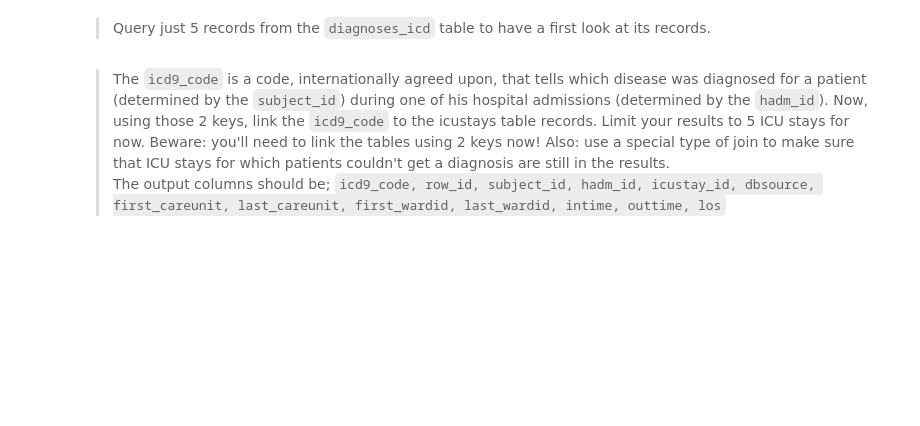
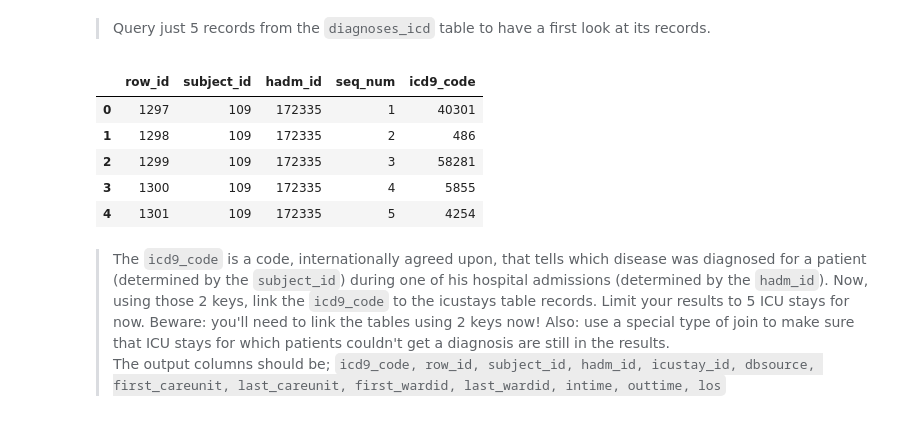
Before and after one commit to cesarz10/Data-Analytics-Healthcare, a Jupyter notebook: Lab_1_SQL.ipynb, the cells around one changed output. Saved outputs shown, nothing was run; the diff lists cells and outputs as text; code cells hidden in the pictures; blank space fills up the shorter version.

```diff
--- a/Lab_1_SQL.ipynb
+++ b/Lab_1_SQL.ipynb
@@ -546,14 +615,21 @@ The maximum patient age should now of course be 300 years. If not, check and imp
 > Query just 5 records from the `diagnoses_icd` table to have a first look at its records.
 # %%
 query = """
-#+++ your answer here +++
+SELECT * FROM mimiciii.diagnoses_icd
 LIMIT 5;
 """
 # YOUR CODE HERE
-raise NotImplementedError()
+# raise NotImplementedError()
 
 df_result = pd.read_sql_query(query, conn)
 df_result
+# %% [output]
+|  | row_id | subject_id | hadm_id | seq_num | icd9_code |
+| 0 | 1297 | 109 | 172335 | 1 | 40301 |
+| 1 | 1298 | 109 | 172335 | 2 | 486 |
+| 2 | 1299 | 109 | 172335 | 3 | 58281 |
+| 3 | 1300 | 109 | 172335 | 4 | 5855 |
+| 4 | 1301 | 109 | 172335 | 5 | 4254 |
 # %%
 ############################# READ ONLY #############################
 # %% [markdown]
```
Also changed, not shown: parts of 12 cells of this notebook.
